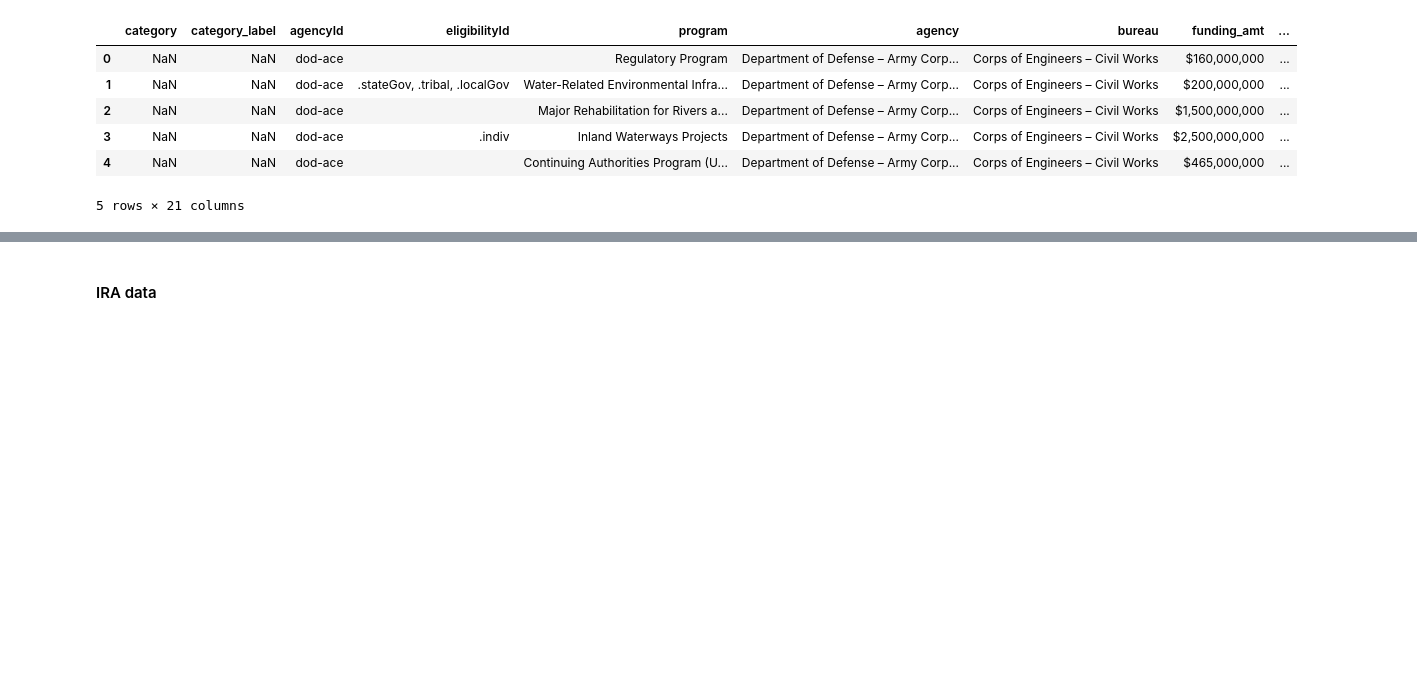
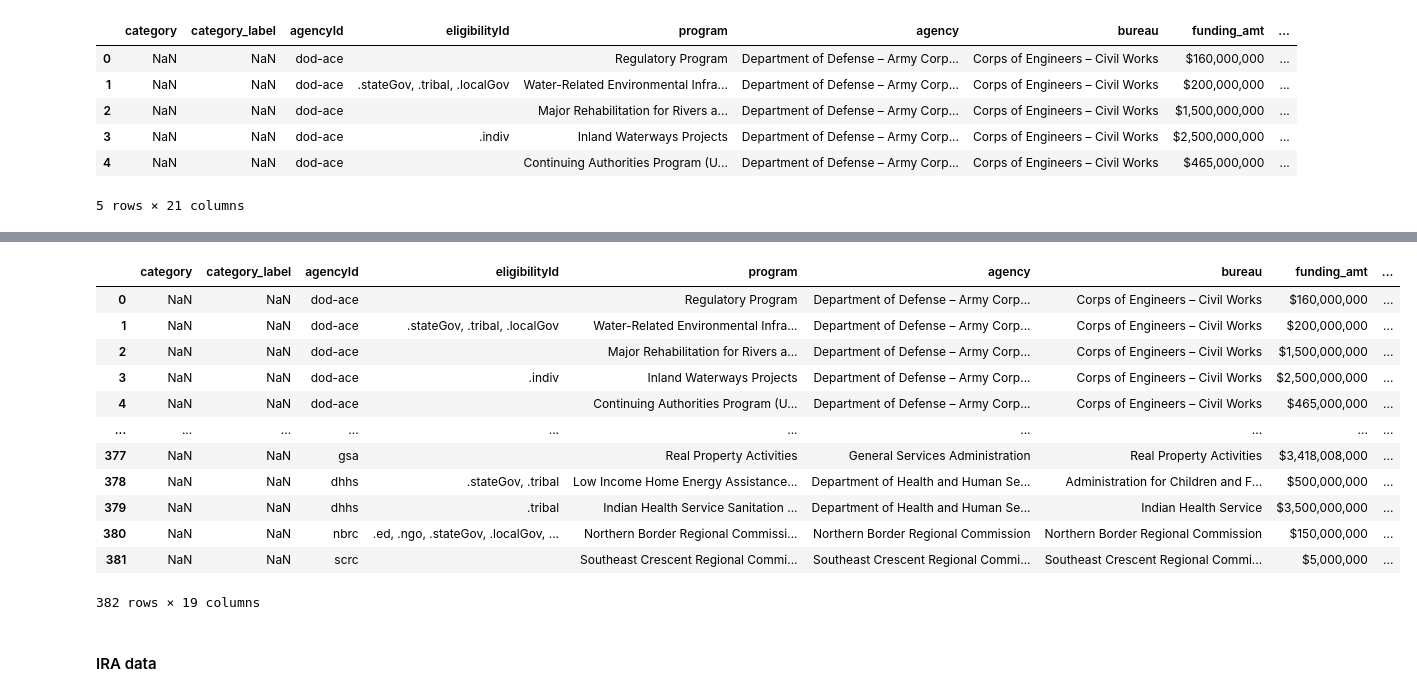
Before and after one commit to osiau/CEED, a Jupyter notebook: AJCreplica.ipynb, the cells around one changed output, grey strips where cells are left out. Drawn from its saved outputs; the diff is of its cells as text; code cells hidden in the pictures; blank space fills up the shorter version.

```diff
--- a/AJCreplica.ipynb
+++ b/AJCreplica.ipynb
@@ -134,3 +153,20 @@ BILclean.head()
+# %%
+BILclean['coverage'] = 'BIL'
+BILclean
+# %% [output]
+|  | category | category_label | agencyId | eligibilityId | program | agency | bureau | funding_amt | ... |
+| 0 | NaN | NaN | dod-ace |  | Regulatory Program | Department of Defense – Army Corp... | Corps of Engineers – Civil Works | $160,000,000 | ... |
+| 1 | NaN | NaN | dod-ace | .stateGov, .tribal, .localGov | Water-Related Environmental Infra... | Department of Defense – Army Corp... | Corps of Engineers – Civil Works | $200,000,000 | ... |
+| 2 | NaN | NaN | dod-ace |  | Major Rehabilitation for Rivers a... | Department of Defense – Army Corp... | Corps of Engineers – Civil Works | $1,500,000,000 | ... |
+| 3 | NaN | NaN | dod-ace | .indiv | Inland Waterways Projects | Department of Defense – Army Corp... | Corps of Engineers – Civil Works | $2,500,000,000 | ... |
+| 4 | NaN | NaN | dod-ace |  | Continuing Authorities Program (U... | Department of Defense – Army Corp... | Corps of Engineers – Civil Works | $465,000,000 | ... |
+| ... | ... | ... | ... | ... | ... | ... | ... | ... | ... |
+| 377 | NaN | NaN | gsa |  | Real Property Activities | General Services Administration | Real Property Activities | $3,418,008,000 | ... |
+| 378 | NaN | NaN | dhhs | .stateGov, .tribal | Low Income Home Energy Assistance... | Department of Health and Human Se... | Administration for Children and F... | $500,000,000 | ... |
+| 379 | NaN | NaN | dhhs | .tribal | Indian Health Service Sanitation ... | Department of Health and Human Se... | Indian Health Service | $3,500,000,000 | ... |
+| 380 | NaN | NaN | nbrc | .ed, .ngo, .stateGov, .localGov, ... | Northern Border Regional Commissi... | Northern Border Regional Commission | Northern Border Regional Commission | $150,000,000 | ... |
+| 381 | NaN | NaN | scrc |  | Southeast Crescent Regional Commi... | Southeast Crescent Regional Commi... | Southeast Crescent Regional Commi... | $5,000,000 | ... |
+382 rows × 19 columns
 # %% [markdown]
 #### IRA data ####
 # %%
```
Also changed, not shown: parts of 12 cells of this notebook, 11 other files.
